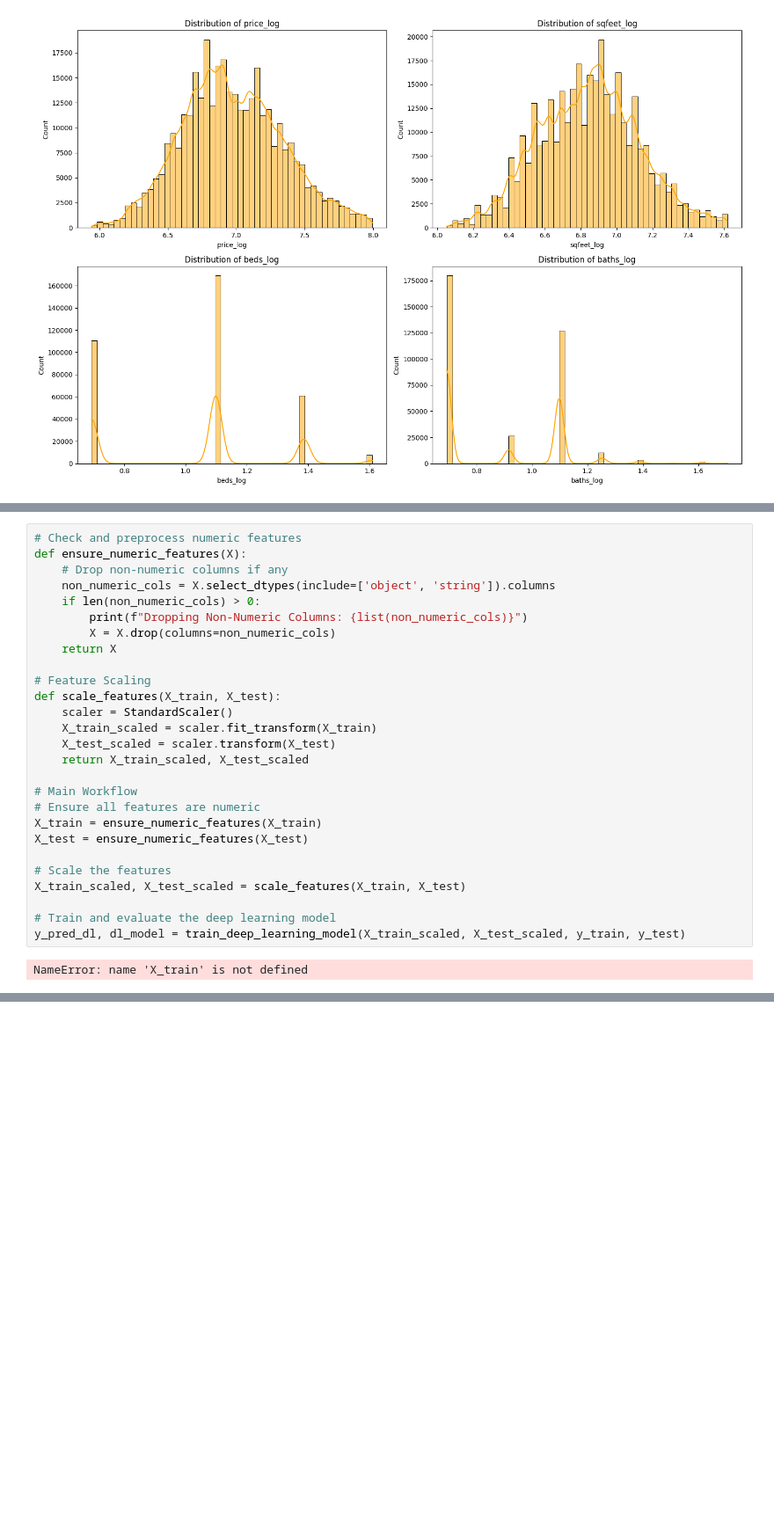
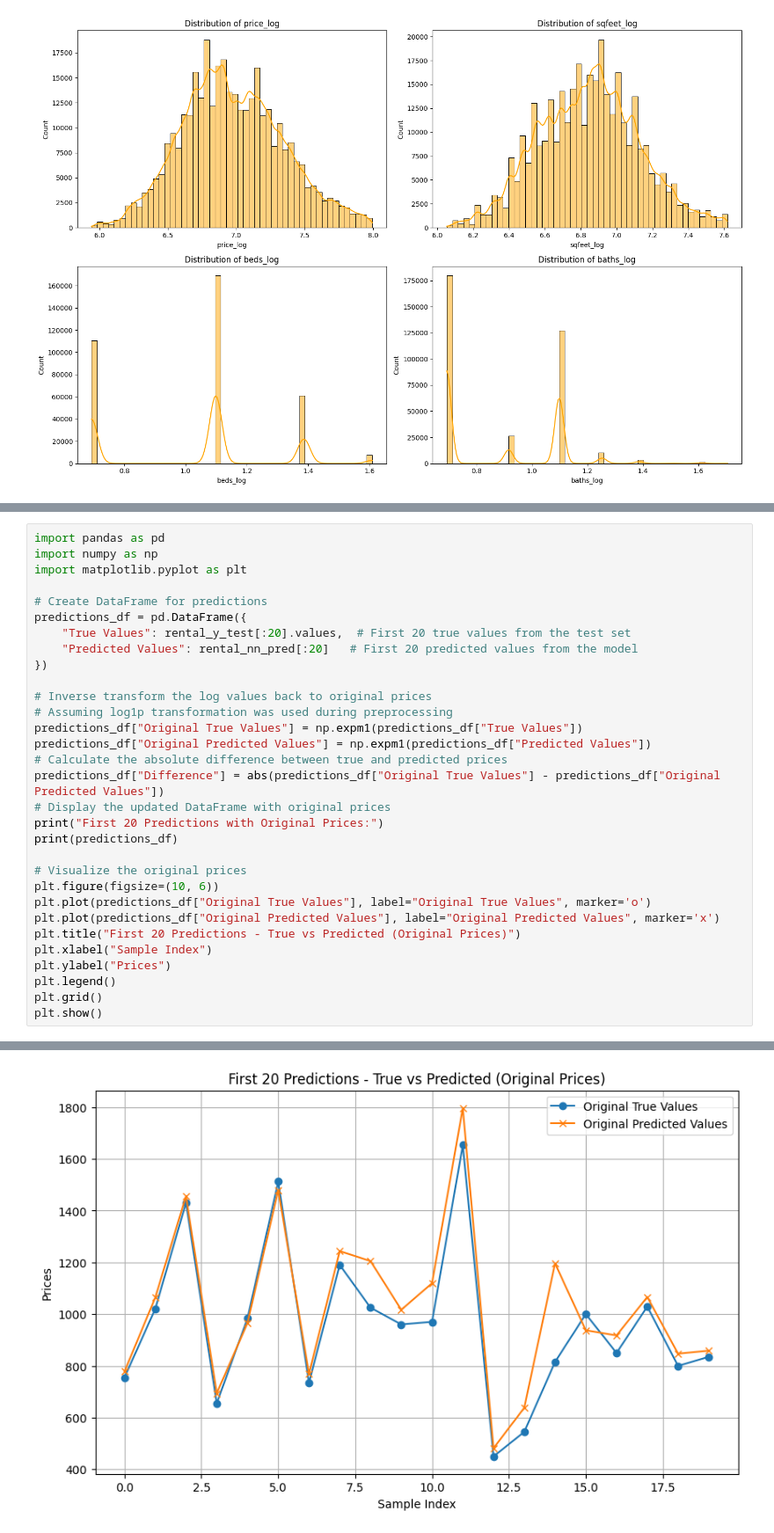
Before and after one commit to kushal-jaat/ASD-assignment-3, a Jupyter notebook: housing_price_prediction.ipynb, the cells around one changed output, grey strips where cells are left out. Shown at 88% size. Drawn from its saved outputs; the diff is of its cells as text; blank space fills up the shorter version.

```diff
--- a/housing_price_prediction.ipynb
+++ b/housing_price_prediction.ipynb
@@ -1162,29 +788,32 @@ def main(X, y):
-# %%
-# Check and preprocess numeric features
-def ensure_numeric_features(X):
-    # Drop non-numeric columns if any
-    non_numeric_cols = X.select_dtypes(include=['object', 'string']).columns
-    if len(non_numeric_cols) > 0:
-        print(f"Dropping Non-Numeric Columns: {list(non_numeric_cols)}")
-        X = X.drop(columns=non_numeric_cols)
-    return X
-
-# Feature Scaling
-def scale_features(X_train, X_test):
-    scaler = StandardScaler()
-    X_train_scaled = scaler.fit_transform(X_train)
-    X_test_scaled = scaler.transform(X_test)
-    return X_train_scaled, X_test_scaled
-
-# Main Workflow
-# Ensure all features are numeric
-X_train = ensure_numeric_features(X_train)
-X_test = ensure_numeric_features(X_test)
-
-# Scale the features
-X_train_scaled, X_test_scaled = scale_features(X_train, X_test)
-
-# Train and evaluate the deep learning model
-y_pred_dl, dl_model = train_deep_learning_model(X_train_scaled, X_test_scaled, y_train, y_test)
-# %% [output]
-NameError: name 'X_train' is not defined
+# %%
+import pandas as pd
+import numpy as np
+import matplotlib.pyplot as plt
+
+# Create DataFrame for predictions
+predictions_df = pd.DataFrame({
+    "True Values": rental_y_test[:20].values,  # First 20 true values from the test set
+    "Predicted Values": rental_nn_pred[:20]   # First 20 predicted values from the model
+})
+
+# Inverse transform the log values back to original prices
+# Assuming log1p transformation was used during preprocessing
+predictions_df["Original True Values"] = np.expm1(predictions_df["True Values"])
+predictions_df["Original Predicted Values"] = np.expm1(predictions_df["Predicted Values"])
+# Calculate the absolute difference between true and predicted prices
+predictions_df["Difference"] = abs(predictions_df["Original True Values"] - predictions_df["Original Predicted Values"])
+# Display the updated DataFrame with original prices
+print("First 20 Predictions with Original Prices:")
+print(predictions_df)
+
+# Visualize the original prices
+plt.figure(figsize=(10, 6))
+plt.plot(predictions_df["Original True Values"], label="Original True Values", marker='o')
+plt.plot(predictions_df["Original Predicted Values"], label="Original Predicted Values", marker='x')
+plt.title("First 20 Predictions - True vs Predicted (Original Prices)")
+plt.xlabel("Sample Index")
+plt.ylabel("Prices")
+plt.legend()
+plt.grid()
+plt.show()
+# %% [output]
@@ -1190,0 +837 @@ NameError: name 'X_train' is not defined
+[figure, added]
```
Also changed, not shown: parts of 43 cells of this notebook.
